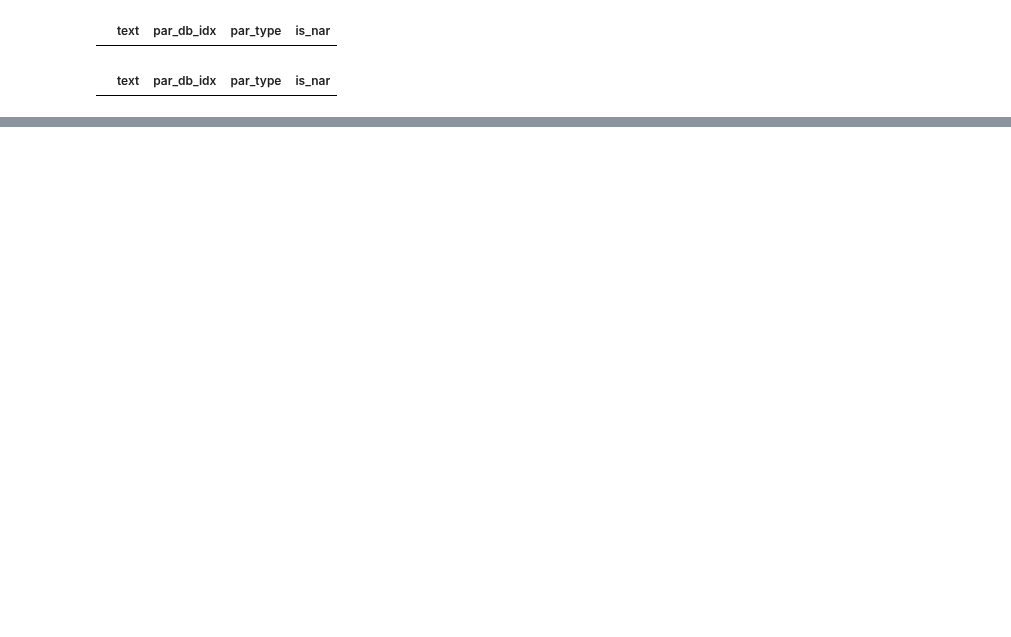
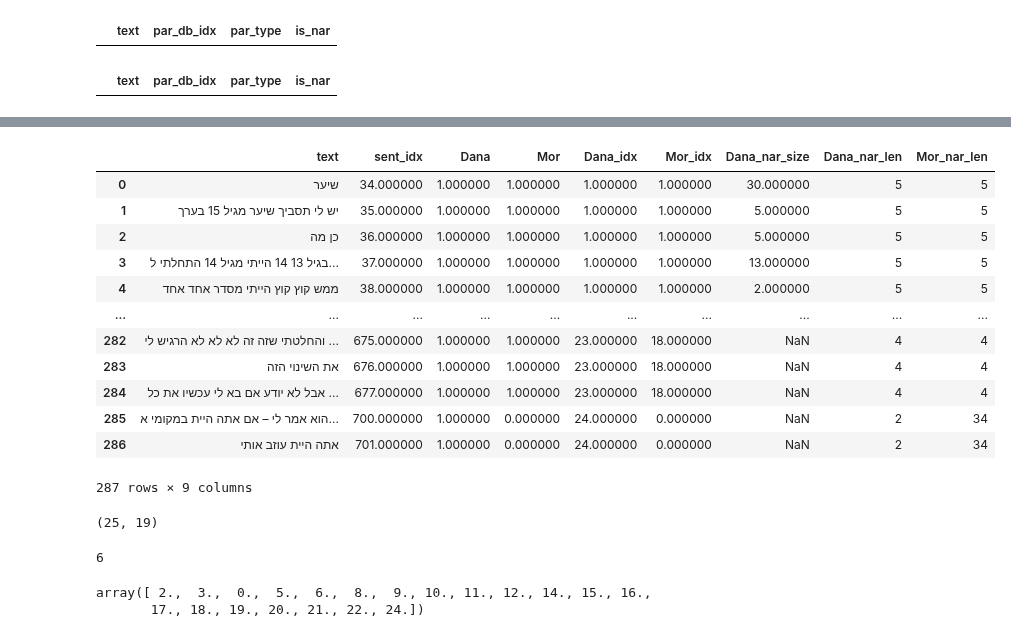
Before and after one commit to Sofy34/personal_strudy, a Jupyter notebook: thesis/13_agreement.ipynb, the cells around one changed output, grey strips where cells are left out. Saved outputs shown, nothing was run; the diff lists cells and outputs as text; code cells hidden in the pictures; blank space fills up the shorter version.

```diff
--- a/thesis/13_agreement.ipynb
+++ b/thesis/13_agreement.ipynb
@@ -125,0 +251,3 @@ for idx in diff_par_indices:
+# %%
+pred_info_df['doc_idx']=5
+pred_info_df
@@ -125,0 +268,3 @@ for idx in diff_par_indices:
+# %%
+pred_info_df.replace({'label': {0:'not_nar',1:'is_nar'},
+                     'pred': {0:'not_nar',1:'is_nar'}}, inplace=True)
@@ -125,0 +287,13 @@ for idx in diff_par_indices:
+# %%
+comp_db=pd.DataFrame()
+for idx in pred_info_df.index:
+    row=pred_info_df.iloc[idx,:]
+    if row['label'] == 'is_nar' or  row['pred']== 'is_nar':
+        curr_idx=comp_db.shape[0]
+        comp_db.loc[curr_idx,'text']=row['text']
+        comp_db.loc[curr_idx,'sent_idx']=idx
+        comp_db.loc[curr_idx,'Dana'] = 1 if row['label'] == 'is_nar' else 0
+        comp_db.loc[curr_idx,'Mor'] = 1 if row['pred'] == 'is_nar' else 0
+        comp_db.loc[curr_idx,'Dana_idx'] = db['sent_db'][1].loc[idx,'nar_idx']
+        comp_db.loc[curr_idx,'Mor_idx'] = db['sent_db'][2].loc[idx,'nar_idx']
+comp_db
@@ -125,0 +327,24 @@ for idx in diff_par_indices:
+# %%
+comp_db['Dana_nar_len'] = comp_db.groupby('Dana_idx')['sent_idx'].transform(len)
+comp_db
+# %%
+comp_db['Mor_nar_len'] = comp_db.groupby('Mor_idx')['sent_idx'].transform(len)
+comp_db
+# %% [output]
+|  | text | sent_idx | Dana | Mor | Dana_idx | Mor_idx | Dana_nar_size | Dana_nar_len | Mor_nar_len |
+| 0 | שיער | 34.000000 | 1.000000 | 1.000000 | 1.000000 | 1.000000 | 30.000000 | 5 | 5 |
+| 1 | יש לי תסביך שיער מגיל 15 בערך | 35.000000 | 1.000000 | 1.000000 | 1.000000 | 1.000000 | 5.000000 | 5 | 5 |
+| 2 | כן מה | 36.000000 | 1.000000 | 1.000000 | 1.000000 | 1.000000 | 5.000000 | 5 | 5 |
+| 3 | בגיל 13 14 הייתי מגיל 14 התחלתי ל... | 37.000000 | 1.000000 | 1.000000 | 1.000000 | 1.000000 | 13.000000 | 5 | 5 |
+| 4 | ממש קוץ קוץ הייתי מסדר אחד אחד | 38.000000 | 1.000000 | 1.000000 | 1.000000 | 1.000000 | 2.000000 | 5 | 5 |
+| ... | ... | ... | ... | ... | ... | ... | ... | ... | ... |
+| 282 | והחלטתי שזה זה לא לא לא הרגיש לי ... | 675.000000 | 1.000000 | 1.000000 | 23.000000 | 18.000000 | NaN | 4 | 4 |
+| 283 | את השינוי הזה | 676.000000 | 1.000000 | 1.000000 | 23.000000 | 18.000000 | NaN | 4 | 4 |
+| 284 | אבל לא יודע אם בא לי עכשיו את כל ... | 677.000000 | 1.000000 | 1.000000 | 23.000000 | 18.000000 | NaN | 4 | 4 |
+| 285 | הוא אמר לי – אם אתה היית במקומי א... | 700.000000 | 1.000000 | 0.000000 | 24.000000 | 0.000000 | NaN | 2 | 34 |
+| 286 | אתה היית עוזב אותי | 701.000000 | 1.000000 | 0.000000 | 24.000000 | 0.000000 | NaN | 2 | 34 |
+287 rows × 9 columns
+# %%
+len(comp_db['Dana_idx'].unique()),len(comp_db['Mor_idx'].unique())
+# %% [output]
+(25, 19)
@@ -125,0 +353,9 @@ for idx in diff_par_indices:
+# %%
+len(comp_db.iloc[same_idx,:]['Dana_idx'].unique())
+# %% [output]
+6
+# %%
+comp_db.iloc[comp_db.index.difference(same_idx),:]['Dana_idx'].unique()
+# %% [output]
+array([ 2.,  3.,  0.,  5.,  6.,  8.,  9., 10., 11., 12., 14., 15., 16.,
+       17., 18., 19., 20., 21., 22., 24.])
```
Also changed, not shown: parts of 21 cells of this notebook, 1 other file.
